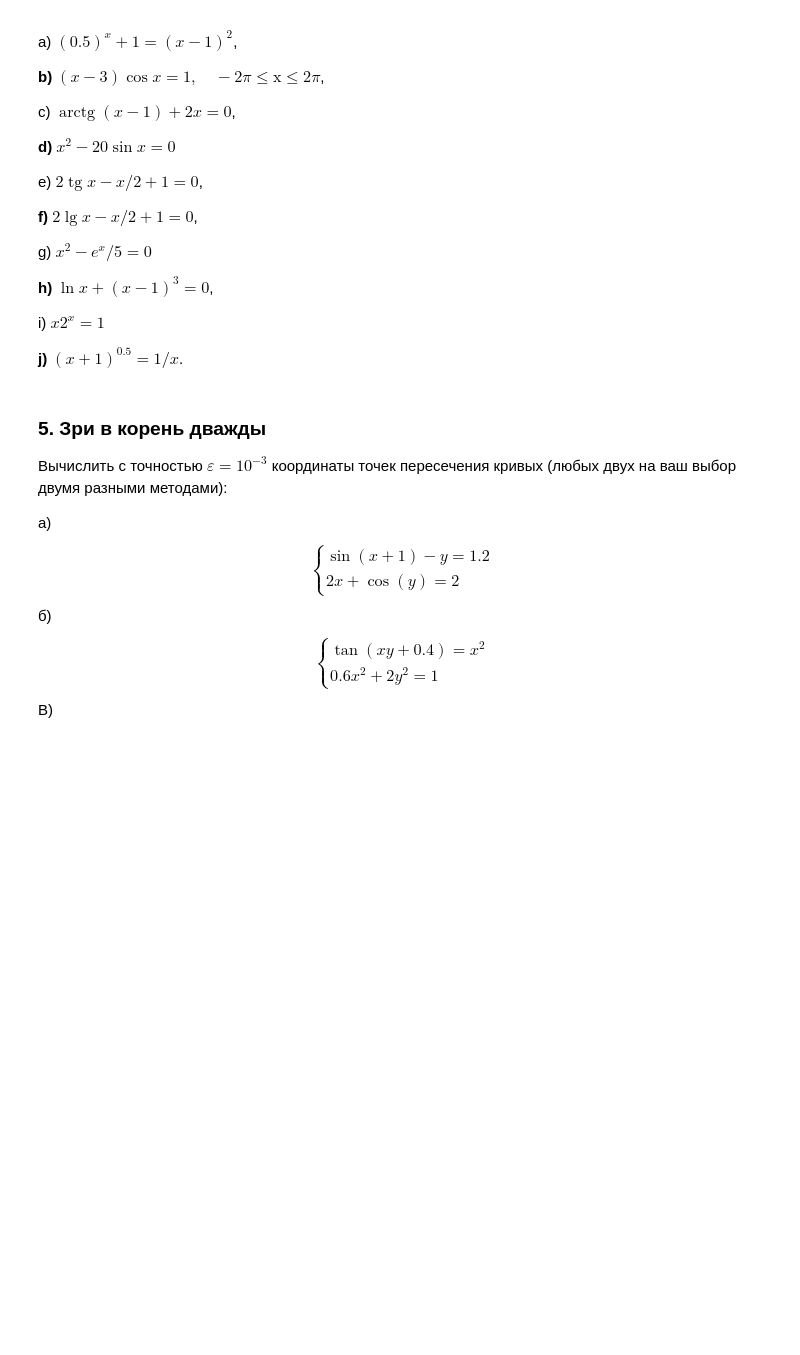
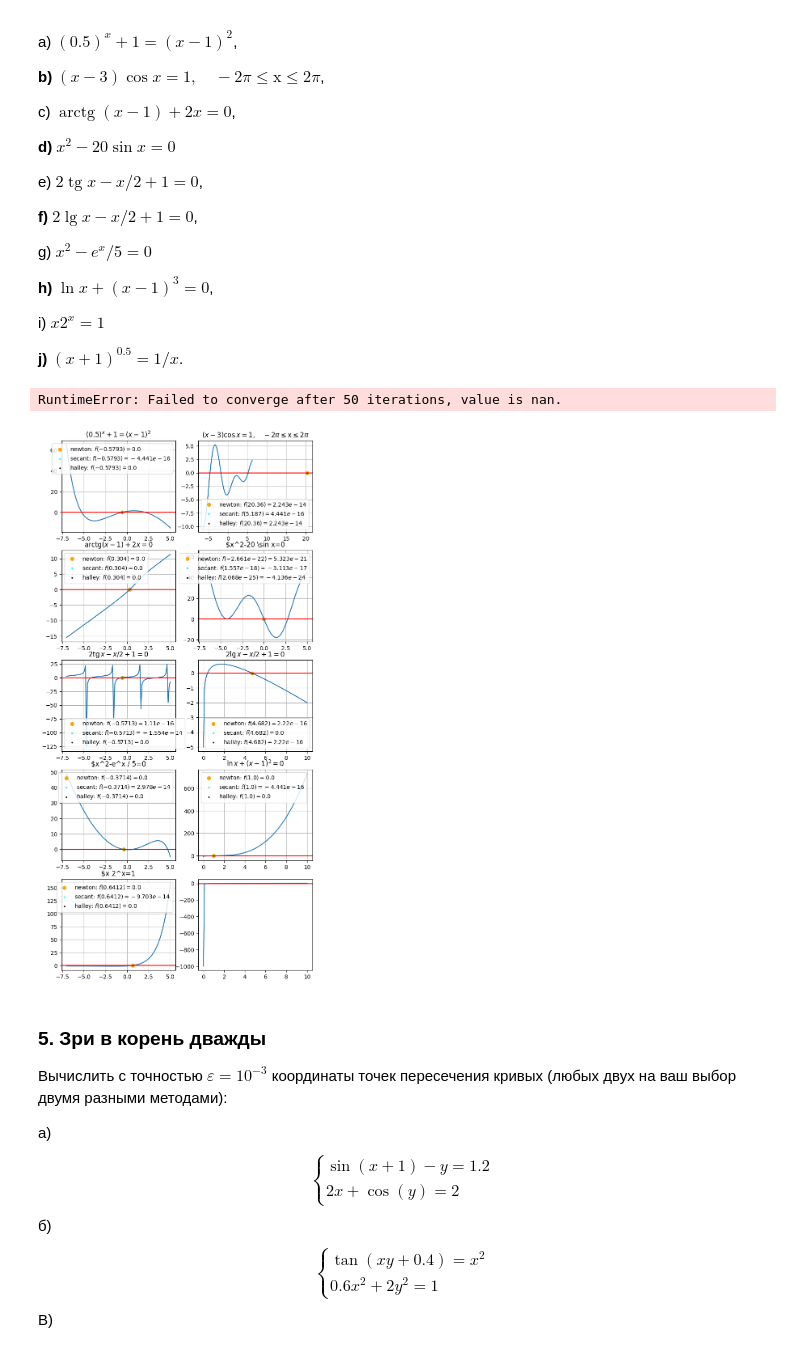
Before and after one commit to pinbraerts/vychmaty, a Jupyter notebook: week11.ipynb, the cells around one changed output. Saved outputs shown, nothing was run; the diff lists cells and outputs as text; code cells hidden in the pictures; blank space fills up the shorter version.

```diff
--- a/week11.ipynb
+++ b/week11.ipynb
@@ -839,3 +213,34 @@ __j)__ $(x+1)^{0.5}=1 / x$.
+# %%
+import matplotlib.pyplot as plt
+from scipy.optimize import newton
+
+w = 2
+h = (len(methods) + w - 1) // w
+fig, axs = plt.subplots(h, w, figsize=(8, 17))
+x = np.linspace(-7, 5, 100)
+xpos = np.linspace(1e-3, 10, 100)
+for i, (f, p, s, n) in enumerate(methods):
+    ax = axs[i // 2][i % 2]
+    xx = x
+    if 'cos' in n:
+        xx = np.linspace(-2 * np.pi, np.pi * 2, 100)
+    elif 'ln' in n or 'lg' in n or '^{0.5}' in n:
+        xx = xpos
+    ax.plot(xx, f(xx))
+    ax.axhline(0, x[0], x[-1], color='red')
+    z = newton(f, xx.mean(), p)
+    ax.scatter(z, f(z), color='orange', label=rf'newton: $f({z:.4}) = {f(z):.4}$')
+    z = newton(f, xx.mean())  # secant method
+    ax.scatter(z, f(z), color='cyan', s=5, label=rf'secant: $f({z:.4}) = {f(z):.4}$')
+    z = newton(f, xx.mean(), p, fprime2=s)  # halley method
+    ax.scatter(z, f(z), color='black', s=3, label=rf'halley: $f({z:.4}) = {f(z):.4}$')
+    ax.legend()
+    ax.grid(True)
+    ax.set_title(n)
+plt.show()
+# %% [output]
+RuntimeError: Failed to converge after 50 iterations, value is nan.
+[figure, added]
 # %% [markdown]
 ### 5. Зри в корень дважды
 
```
Also changed, not shown: parts of 28 cells of this notebook, 1 other file.
